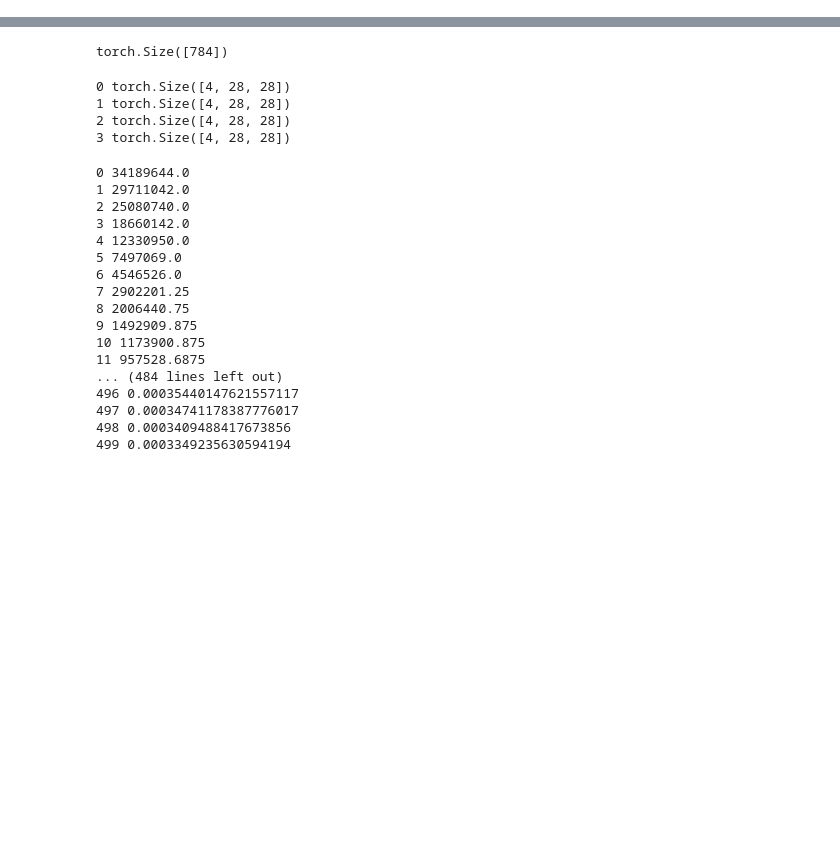
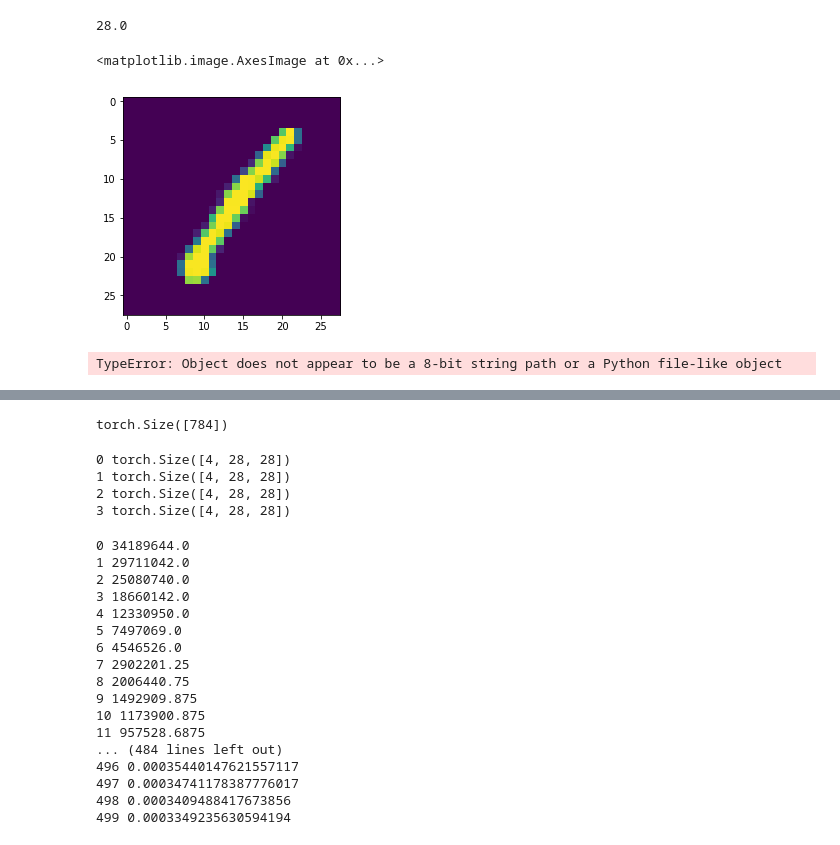
Before and after one commit to ryanliwag/kaggle_dump, a Jupyter notebook: mnist/mnist-pytorch.ipynb, the cells around one changed output, grey strips where cells are left out. Saved outputs shown, nothing was run; the diff lists cells and outputs as text; code cells hidden in the pictures; blank space fills up the shorter version.

```diff
--- a/mnist/mnist-pytorch.ipynb
+++ b/mnist/mnist-pytorch.ipynb
@@ -96,0 +54,2 @@ class mnist_dataset(Dataset):
+# %%
+trains=pd.read_csv("train.csv")
@@ -96,0 +58,2 @@ class mnist_dataset(Dataset):
+# %%
+variables = trains.drop(columns=["label"]).values
@@ -96,0 +62,15 @@ class mnist_dataset(Dataset):
+# %%
+math.sqrt(784)
+# %% [output]
+28.0
+# %%
+g=variables[0].reshape(28, 28)/255
+# %%
+plt.imshow(g)
+# %% [output]
+<matplotlib.image.AxesImage at 0x...>
+[figure, added]
+# %%
+plt.imread()
+# %% [output]
+TypeError: Object does not appear to be a 8-bit string path or a Python file-like object
```
Also changed, not shown: parts of 8 cells of this notebook.
